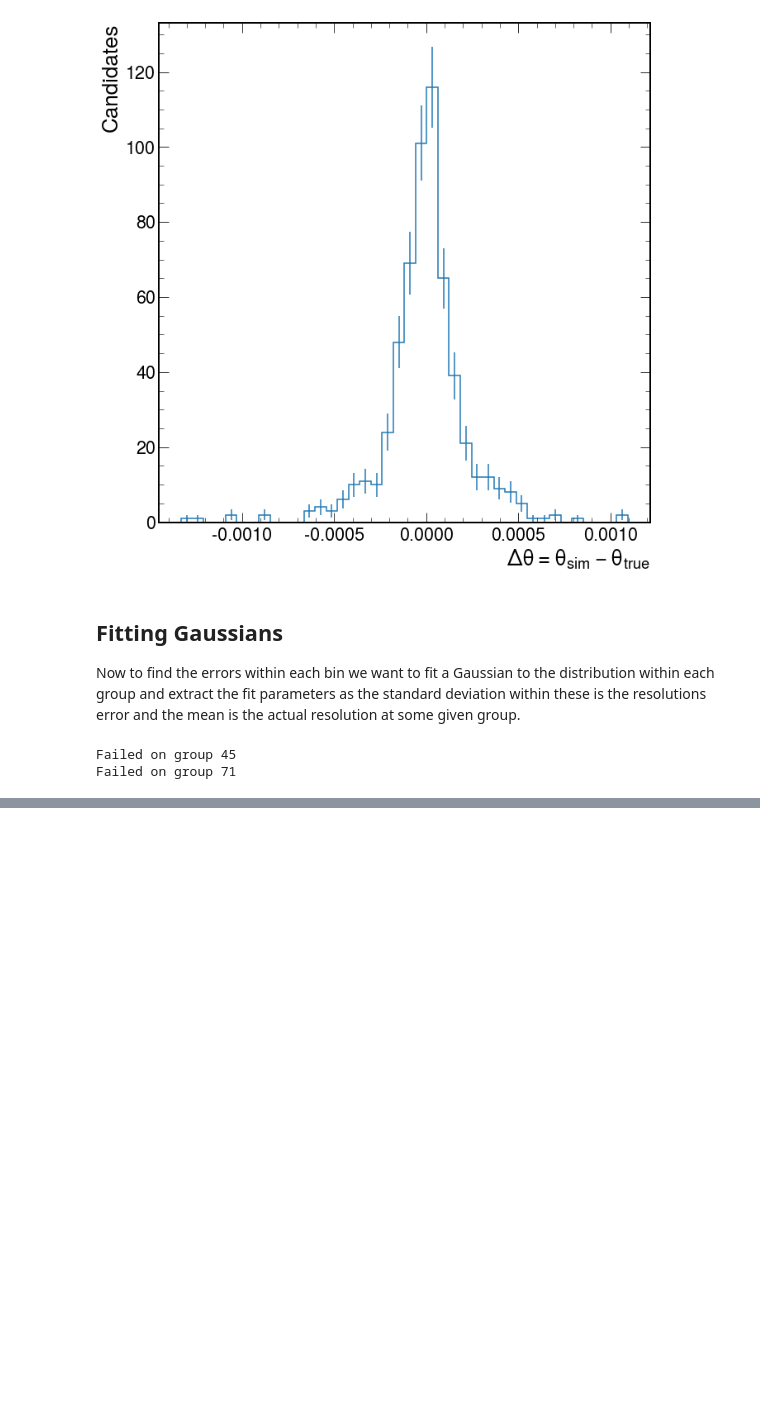
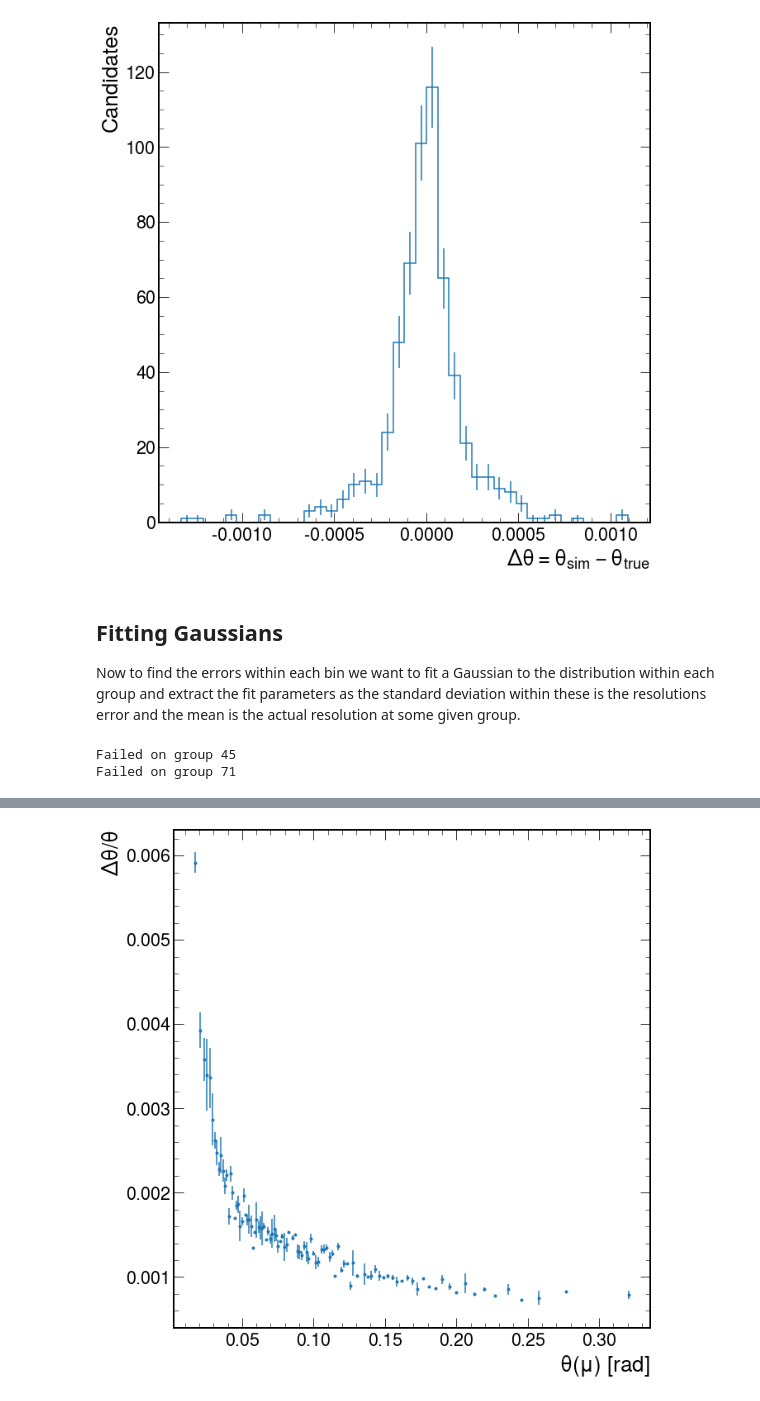
Before and after one commit to ChandlerKenworthy/Y4RareDecayProject, a Jupyter notebook: detector_resolution/NewAngularResolution.ipynb, the cells around one changed output, grey strips where cells are left out. Saved outputs shown, nothing was run; the diff lists cells and outputs as text; code cells hidden in the pictures; blank space fills up the shorter version.

```diff
--- a/detector_resolution/NewAngularResolution.ipynb
+++ b/detector_resolution/NewAngularResolution.ipynb
@@ -154,0 +159,13 @@ plt.show()
+# %%
+all2 = np.array([x, y_over_theta, yerr_over_theta]).T
+all2 = all2[np.where(all2[:,1] != 0)]
+
+fig, ax = plt.subplots(1, 1)
+ax.errorbar(all2[:,0], all2[:,1], yerr=all2[:,2], fmt='.', label='Resolution')
+plt.ylabel(r'$\Delta\theta/\theta$')
+plt.xlabel(r'$\theta(\mu)$ [rad]')
+plt.tight_layout()
+plt.savefig(f'../images/Resolution/{lepton}_Angular_Resolution_Divided.png', dpi=800)
+plt.show()
+# %% [output]
+[figure, added]
```
Also changed, not shown: parts of 3 cells of this notebook.
